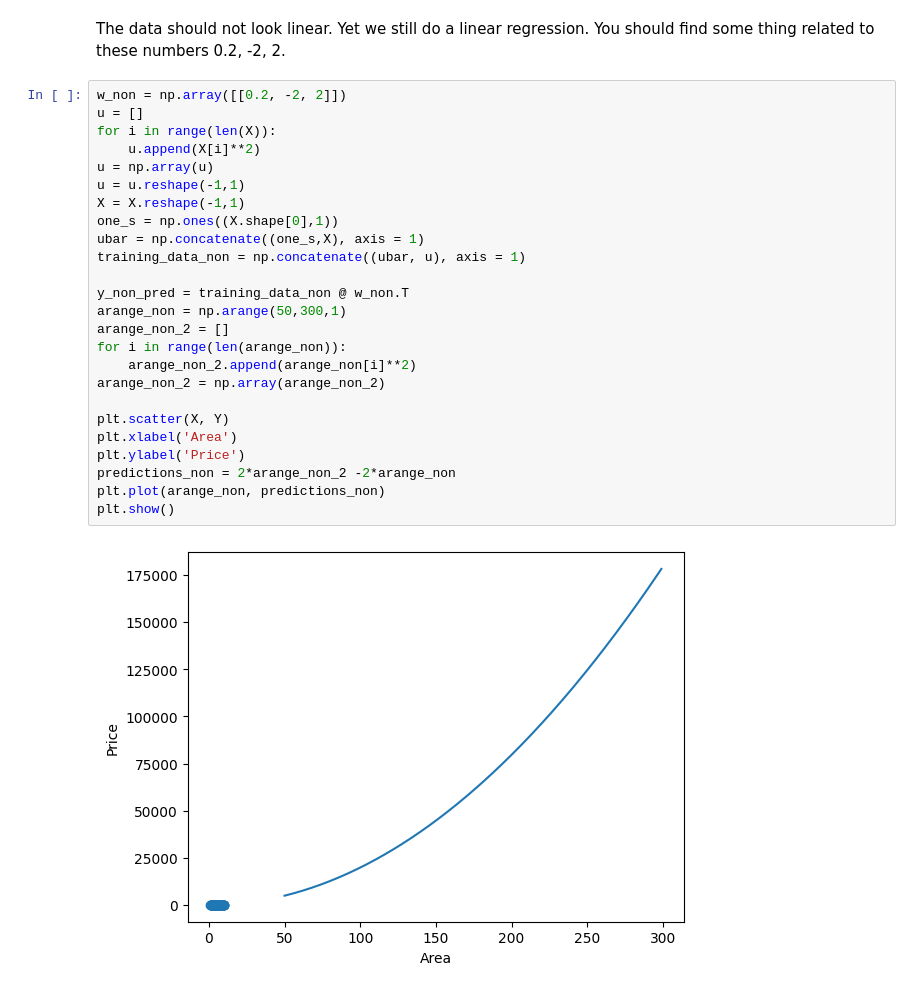
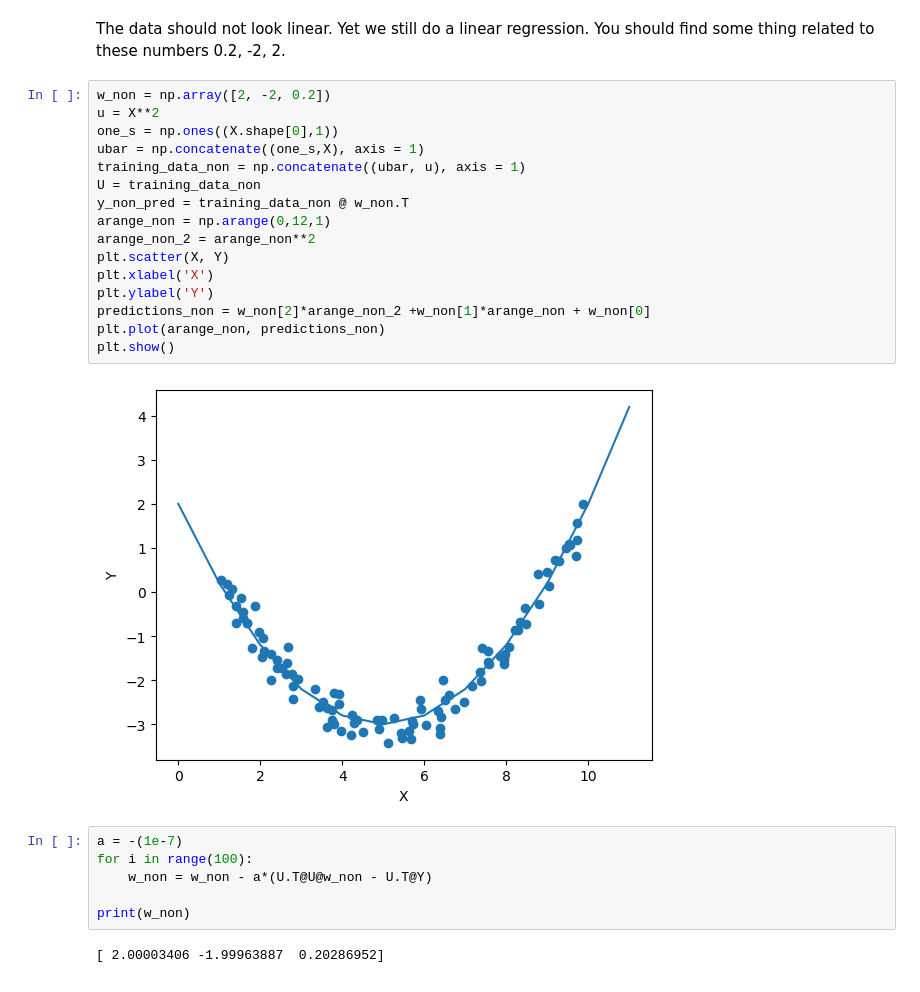
Before and after one commit to DANGTHIK1UET/DangThi_ML_2023.github.io, a Jupyter notebook: Lab 1 - regression.ipynb, the cells around one changed output. Cells and saved outputs as stored; diff of their text form.

```diff
--- a/Lab 1 - regression.ipynb
+++ b/Lab 1 - regression.ipynb
@@ -140,29 +140,28 @@ plt.show()
 The data should not look linear. Yet we still do a linear regression.
 You should find some thing related to these numbers 0.2, -2, 2.
 # %%
-w_non = np.array([[0.2, -2, 2]])
-u = []
-for i in range(len(X)):
-    u.append(X[i]**2)
-u = np.array(u)
-u = u.reshape(-1,1)
-X = X.reshape(-1,1)
+w_non = np.array([2, -2, 0.2])
+u = X**2
 one_s = np.ones((X.shape[0],1))
 ubar = np.concatenate((one_s,X), axis = 1)
 training_data_non = np.concatenate((ubar, u), axis = 1)
-
+U = training_data_non
 y_non_pred = training_data_non @ w_non.T
-arange_non = np.arange(50,300,1)
-arange_non_2 = []
-for i in range(len(arange_non)):
-    arange_non_2.append(arange_non[i]**2)
-arange_non_2 = np.array(arange_non_2)
-
+arange_non = np.arange(0,12,1)
+arange_non_2 = arange_non**2
 plt.scatter(X, Y)
-plt.xlabel('Area')
-plt.ylabel('Price')
-predictions_non = 2*arange_non_2 -2*arange_non
+plt.xlabel('X')
+plt.ylabel('Y')
+predictions_non = w_non[2]*arange_non_2 +w_non[1]*arange_non + w_non[0]
 plt.plot(arange_non, predictions_non)
 plt.show()
 # %% [output]
-[figure, old version]
+[figure, new version]
+# %%
+a = -(1e-7)
+for i in range(100):
+    w_non = w_non - a*(U.T@U@w_non - U.T@Y)
+
+print(w_non)
+# %% [output]
+[ 2.00003406 -1.99963887  0.20286952]
```
Also changed, not shown: parts of 1 cell of this notebook.
